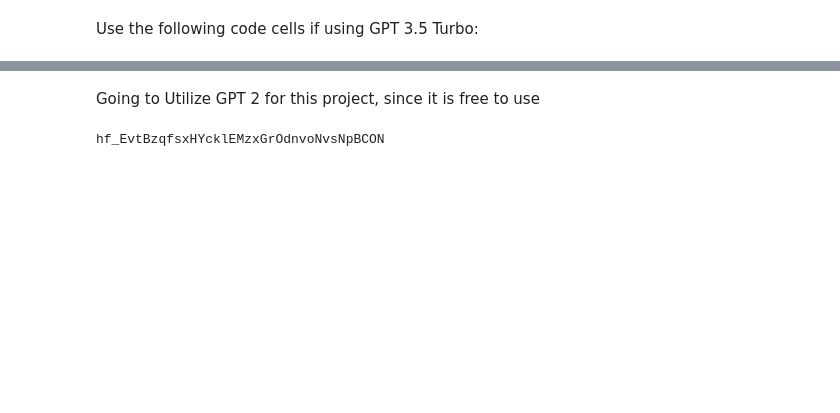
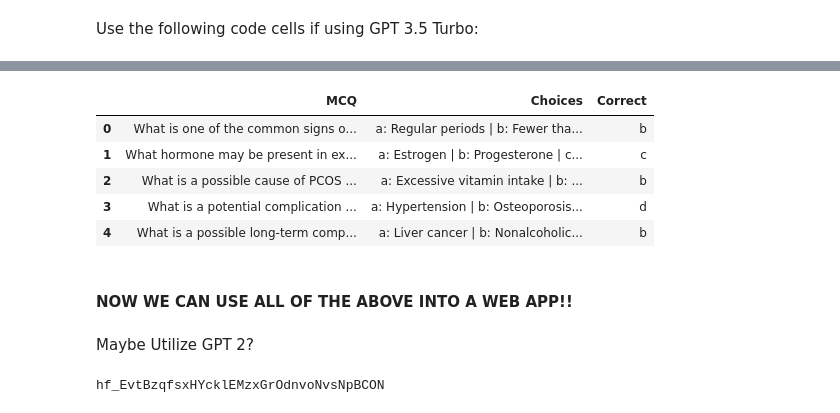
Before and after one commit to nisha-k-k/MCQGenerator, a Jupyter notebook: experiment/mcqgen.ipynb, the cells around one changed output, grey strips where cells are left out. Saved outputs shown, nothing was run; the diff lists cells and outputs as text; code cells hidden in the pictures; blank space fills up the shorter version.

Commit message:
Created experiment code and generated new csv

```diff
--- a/experiment/mcqgen.ipynb
+++ b/experiment/mcqgen.ipynb
@@ -21,0 +192,15 @@ llm = ChatOpenAI(openai_api_key = KEY,
+# %%
+#How to set up Token Usage tracking in langchain:
+#https://python.langchain.com/docs/modules/model_io/llms/token_usage_tracking
+
+with get_openai_callback() as cb:
+    response = generate_evaluate_chain(
+        {
+            'text': TEXT,
+            'number': NUMBER,
+            'subject': SUBJECT,
+            'tone': TONE,
+            'response_json': json.dumps(RESPONSE_JSON)
+
+        }
+    )
@@ -21,0 +250,5 @@ llm = ChatOpenAI(openai_api_key = KEY,
+# %%
+##let's look at the 'quiz' key specifically:
+
+quiz = response.get('quiz')
+quiz
@@ -21,0 +257,5 @@ llm = ChatOpenAI(openai_api_key = KEY,
+# %%
+##json_loads the quiz to make it readable:
+quiz = json.loads(quiz)
+
+quiz
@@ -21,0 +280,14 @@ llm = ChatOpenAI(openai_api_key = KEY,
+# %%
+##create a dataframe using the quiz:
+
+quiz_table_data = []
+for key, value in quiz.items():
+    mcq = value['mcq']
+    options = " | ".join(
+        [
+            f"{option}: {option_value}"
+            for option, option_value in value['options'].items()
+        ]
+    )
+    correct = value['correct']
+    quiz_table_data.append({'MCQ': mcq, 'Choices': options, 'Correct': correct})
@@ -21,0 +312,13 @@ llm = ChatOpenAI(openai_api_key = KEY,
+# %%
+##now put the above into a DF:
+
+quiz_df = pd.DataFrame(quiz_table_data)
+
+quiz_df
+# %% [output]
+|  | MCQ | Choices | Correct |
+| 0 | What is one of the common signs o... | a: Regular periods | b: Fewer tha... | b |
+| 1 | What hormone may be present in ex... | a: Estrogen | b: Progesterone | c... | c |
+| 2 | What is a possible cause of PCOS ... | a: Excessive vitamin intake | b: ... | b |
+| 3 | What is a potential complication ... | a: Hypertension | b: Osteoporosis... | d |
+| 4 | What is a possible long-term comp... | a: Liver cancer | b: Nonalcoholic... | b |
@@ -22,5 +329,7 @@ llm = ChatOpenAI(openai_api_key = KEY,
+# %% [markdown]
+#### NOW WE CAN USE ALL OF THE ABOVE INTO A WEB APP!!
 # %% [markdown]
-Going to Utilize GPT 2 for this project, since it is free to use
+Maybe Utilize GPT 2?
 # %%
 from transformers import pipeline, set_seed
 # %%
```
Also changed, not shown: parts of 32 cells of this notebook, 2 other files.
